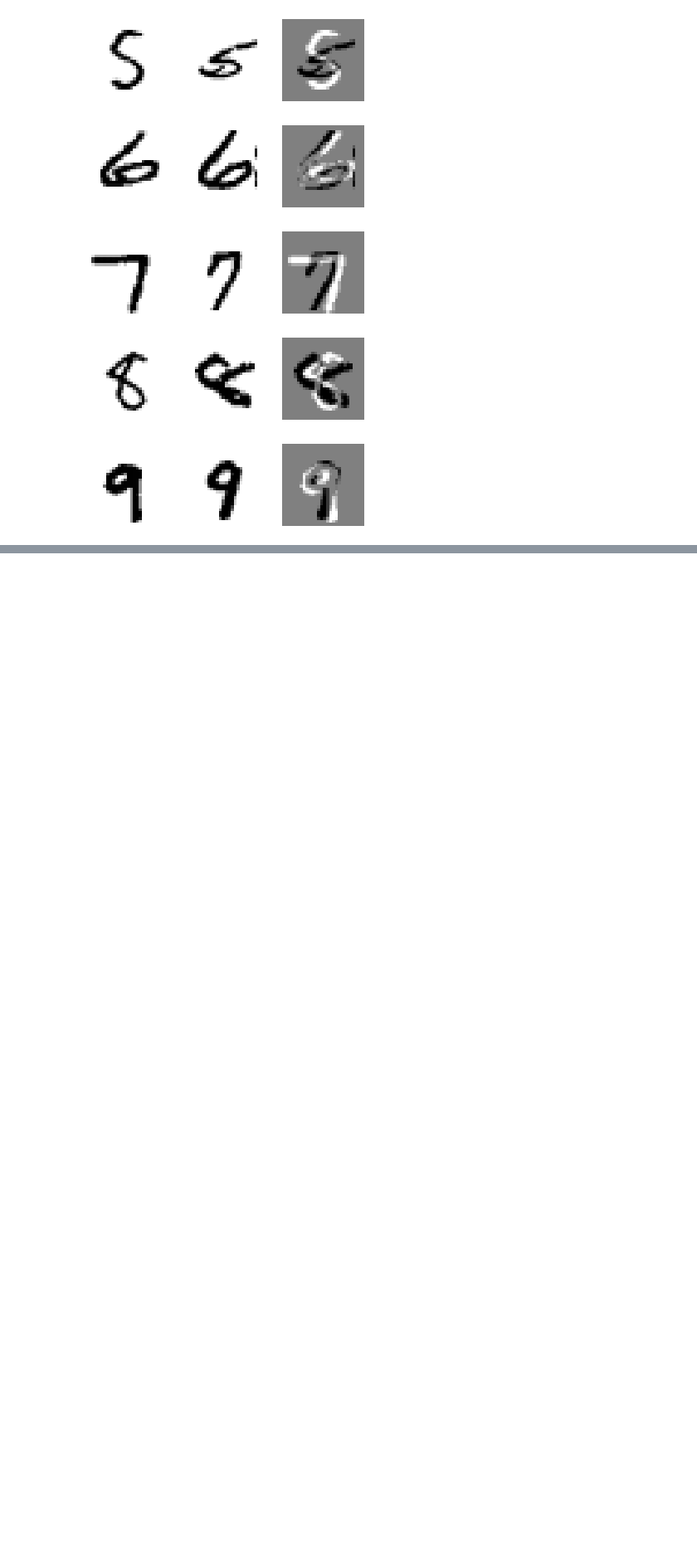
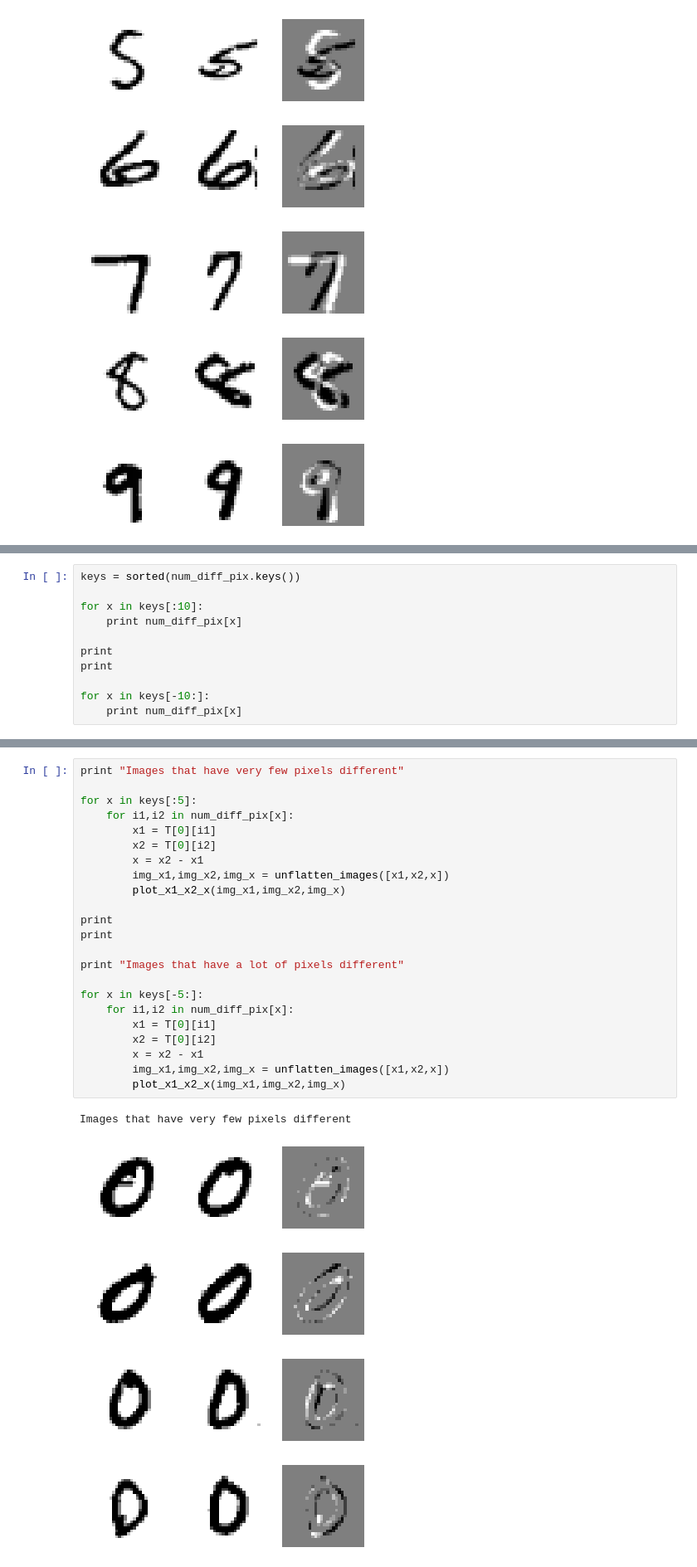
Before and after one commit to nkini/neural-networks-and-deep-learning, a Jupyter notebook: src/HW2.ipynb, the cells around one changed output, grey strips where cells are left out. Shown at 83% size. Cells and saved outputs as stored; diff of their text form; blank space fills up the shorter version.

Commit message:
code for subset of image pairs based on lowest |S|

```diff
--- a/src/HW2.ipynb
+++ b/src/HW2.ipynb
@@ -254,0 +277,11 @@ len(y_1)
+# %%
+keys = sorted(num_diff_pix.keys())
+
+for x in keys[:10]:
+    print num_diff_pix[x]
+
+print
+print
+
+for x in keys[-10:]:
+    print num_diff_pix[x]
@@ -254,0 +306,29 @@ len(y_1)
+# %%
+print "Images that have very few pixels different"
+
+for x in keys[:5]:
+    for i1,i2 in num_diff_pix[x]:
+        x1 = T[0][i1]
+        x2 = T[0][i2]
+        x = x2 - x1
+        img_x1,img_x2,img_x = unflatten_images([x1,x2,x])
+        plot_x1_x2_x(img_x1,img_x2,img_x)
+
+print
+print
+
+print "Images that have a lot of pixels different"
+
+for x in keys[-5:]:
+    for i1,i2 in num_diff_pix[x]:
+        x1 = T[0][i1]
+        x2 = T[0][i2]
+        x = x2 - x1
+        img_x1,img_x2,img_x = unflatten_images([x1,x2,x])
+        plot_x1_x2_x(img_x1,img_x2,img_x)
+# %% [output]
+Images that have very few pixels different
+[figure, added]
+[figure, added]
+[figure, added]
+[figure, added]
```
Also changed, not shown: parts of 8 cells of this notebook.
